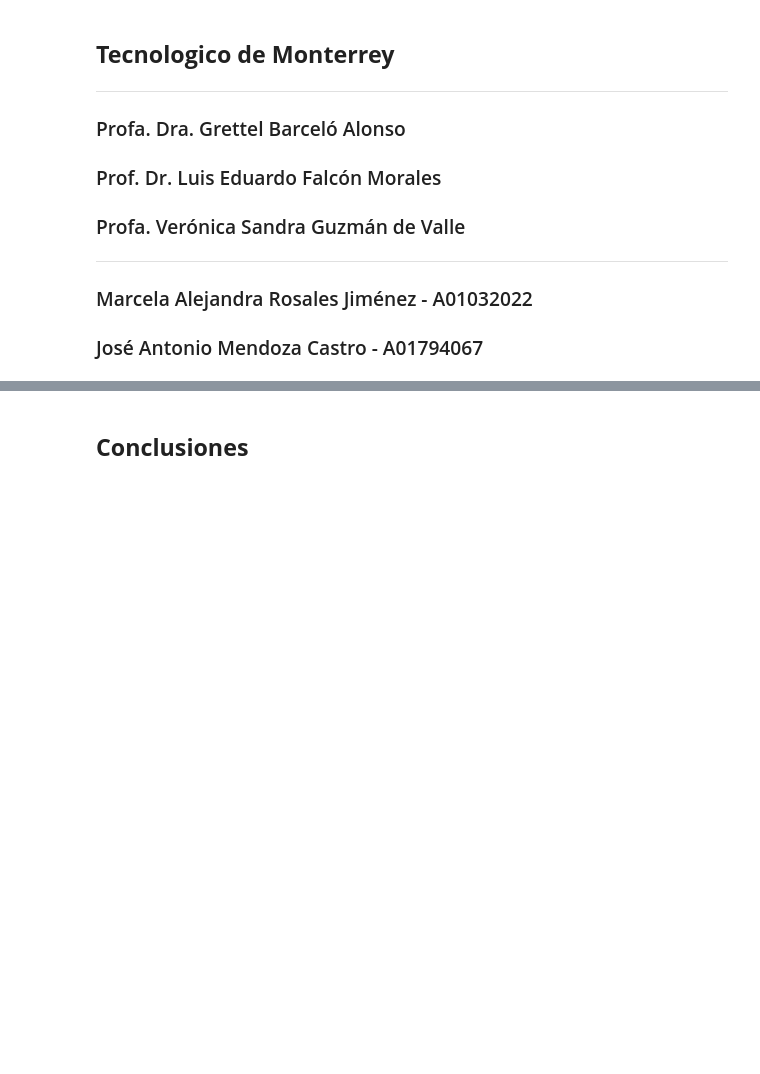
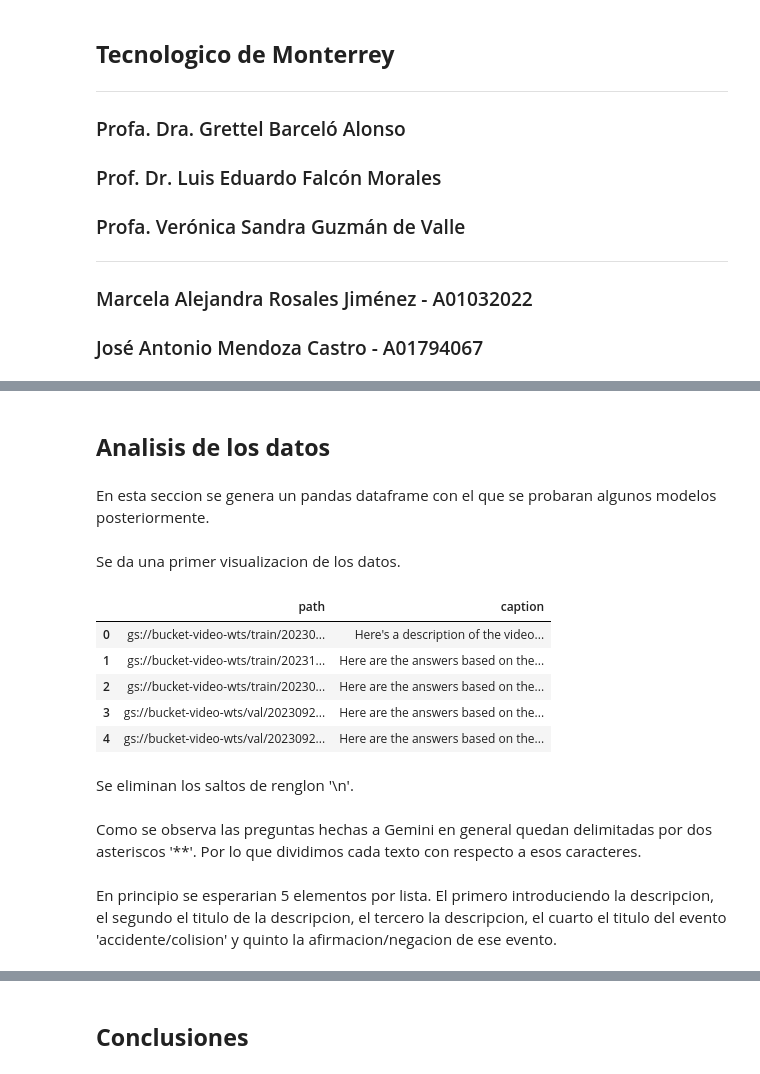
Before and after one commit to marcelarosalesj/mna_proyecto_integrador_equipo13, a Jupyter notebook: Avance5Equipo13.ipynb, the cells around one changed output, grey strips where cells are left out. Drawn from its saved outputs; the diff is of its cells as text; code cells hidden in the pictures; blank space fills up the shorter version.

```diff
--- a/Avance5Equipo13.ipynb
+++ b/Avance5Equipo13.ipynb
@@ -143,0 +125,4 @@ True
+# %%
+pd.set_option('display.max_colwidth', None)
+pd.set_option('display.max_rows', None)
+pd.set_option('display.max_seq_items', None)
@@ -143,0 +268,6 @@ True
+# %% [markdown]
+## **Analisis de los datos**
+# %% [markdown]
+En esta seccion se genera un pandas dataframe con el que se probaran algunos modelos posteriormente.
+# %% [markdown]
+Se da una primer visualizacion de los datos.
@@ -143,0 +276,11 @@ True
+# %%
+df_gemini_captions.head()
+# %% [output]
+|  | path | caption |
+| 0 | gs://bucket-video-wts/train/20230... | Here's a description of the video... |
+| 1 | gs://bucket-video-wts/train/20231... | Here are the answers based on the... |
+| 2 | gs://bucket-video-wts/train/20230... | Here are the answers based on the... |
+| 3 | gs://bucket-video-wts/val/2023092... | Here are the answers based on the... |
+| 4 | gs://bucket-video-wts/val/2023092... | Here are the answers based on the... |
+# %% [markdown]
+Se eliminan los saltos de renglon '\n'.
@@ -143,0 +289,2 @@ True
+# %% [markdown]
+Como se observa las preguntas hechas a Gemini en general quedan delimitadas por dos asteriscos '**'. Por lo que dividimos cada texto con respecto a esos caracteres.
@@ -143,0 +296,2 @@ True
+# %% [markdown]
+En principio se esperarian 5 elementos por lista. El primero introduciendo la descripcion, el segundo el titulo de la descripcion, el tercero la descripcion, el cuarto el titulo del evento 'accidente/colision' y quinto la afirmacion/negacion de ese evento.
```
Also changed, not shown: parts of 167 cells of this notebook.
